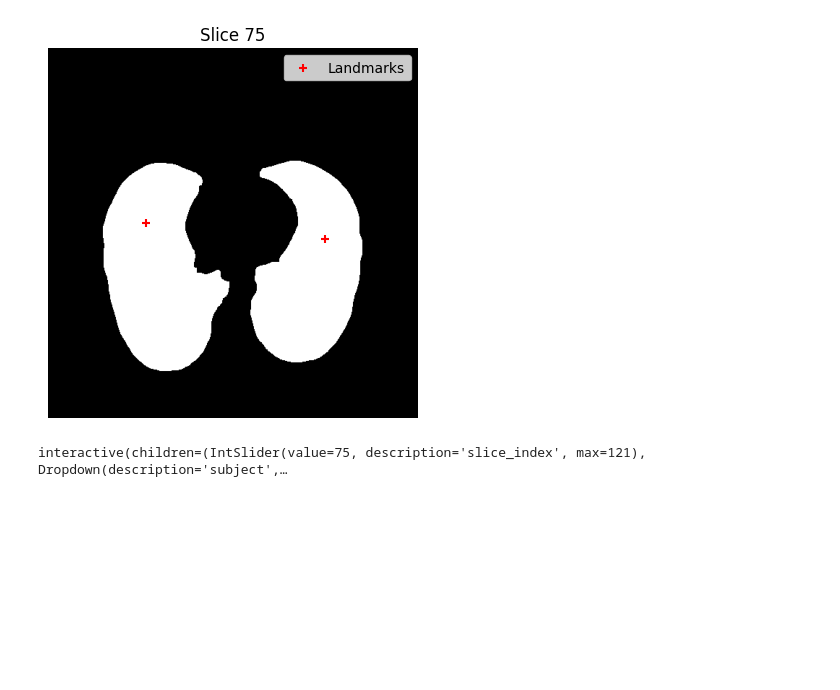
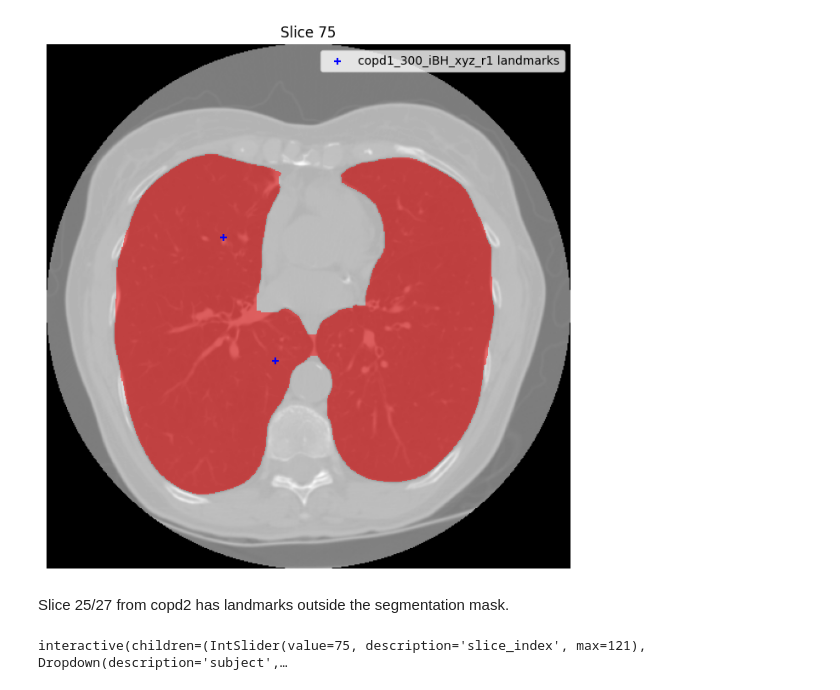
Before and after one commit to abdel-habib/COPDgene-CT-registration, a Jupyter notebook: notebooks/2.1_EDA_Landmarks.ipynb, the cells around one changed output. Drawn from its saved outputs; the diff is of its cells as text; code cells hidden in the pictures; blank space fills up the shorter version.

Commit message:
improve landmarks and masks plotting - plots the mask in red, overlayed on the image, with its landmarks

```diff
--- a/notebooks/2.1_EDA_Landmarks.ipynb
+++ b/notebooks/2.1_EDA_Landmarks.ipynb
@@ -16,10 +13,12 @@ The autoreload extension is already loaded. To reload it, use:
 # %%
 visualize_landmarks(
     slice_index = 75,
-    subject = "copd1"
+    subject = "copd1",
 )
 # %% [output]
-[figure, old version]
+[figure, new version]
+# %% [markdown]
+Slice 25/27 from copd2 has landmarks outside the segmentation mask.
 # %%
 from ipywidgets import interact, interactive, fixed, interact_manual, Layout
 import ipywidgets as widgets
```
Also changed, not shown: parts of 1 cell of this notebook, 1 other file.
